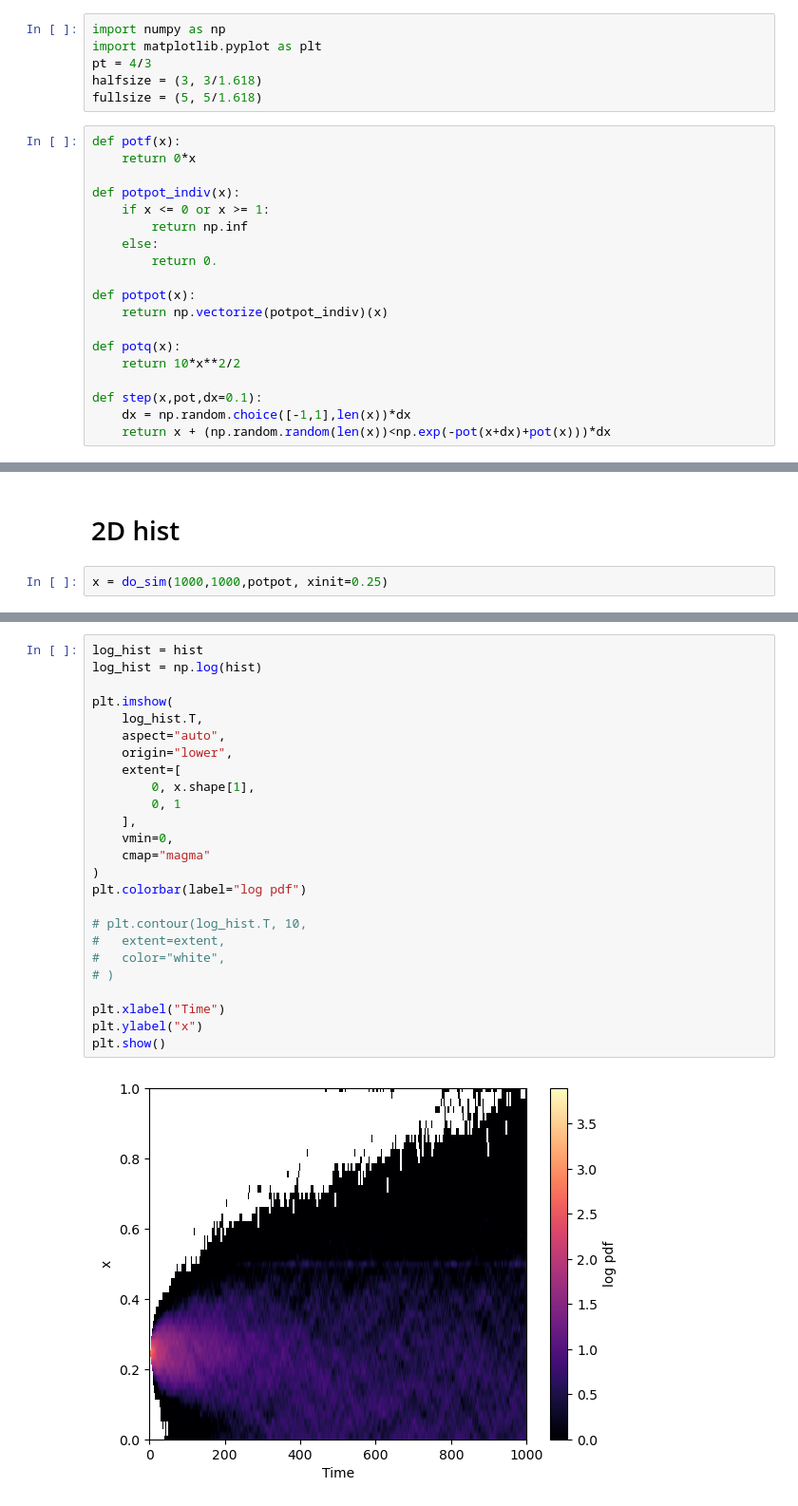
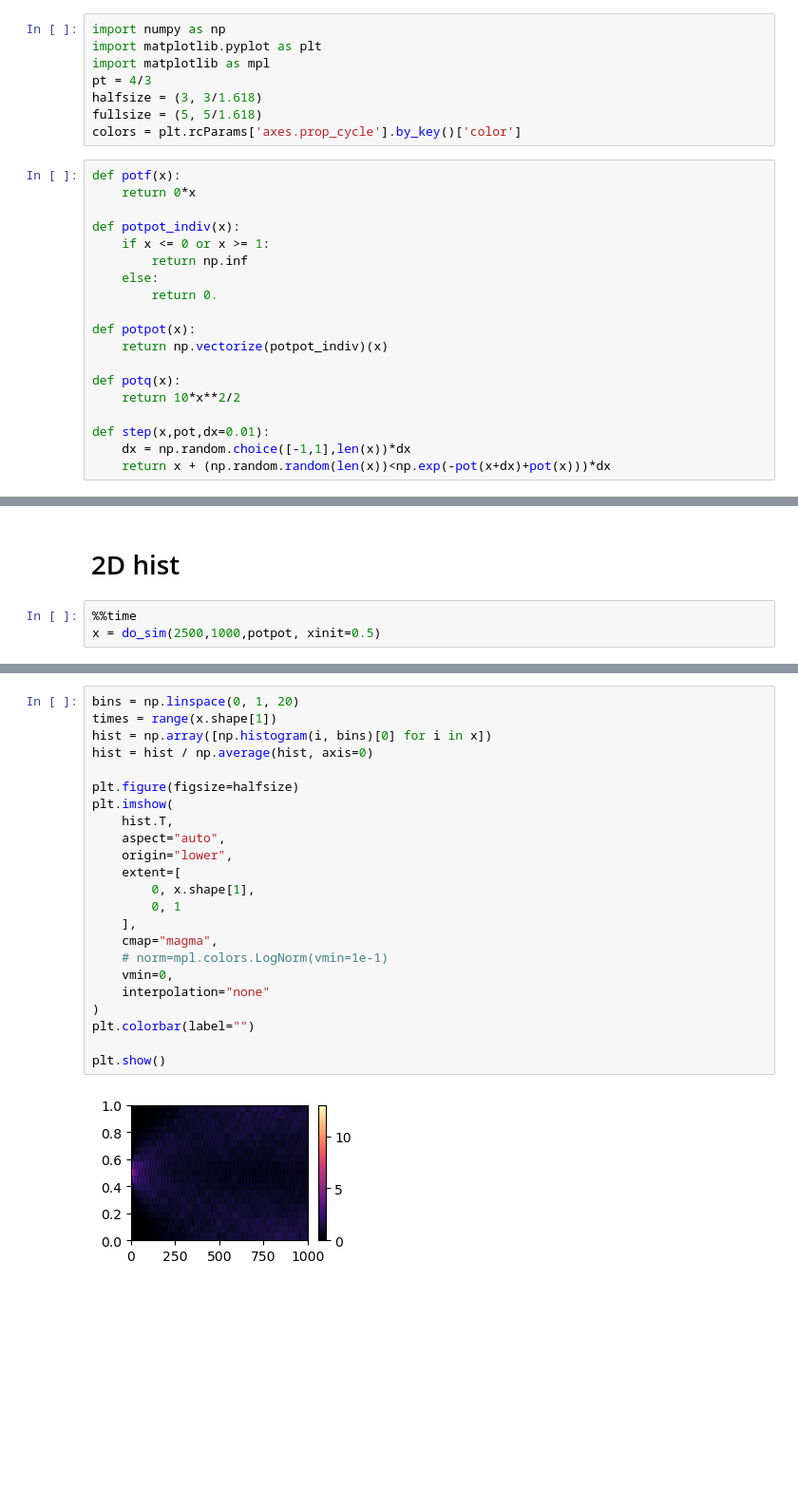
Before and after one commit to leoole100/fp2, a Jupyter notebook: 04 montecarlo/scripts/02 potential well.ipynb, the cells around one changed output, grey strips where cells are left out. Shown at 95% size. Drawn from its saved outputs; the diff is of its cells as text; blank space fills up the shorter version.

```diff
--- a/04 montecarlo/scripts/02 potential well.ipynb
+++ b/04 montecarlo/scripts/02 potential well.ipynb
@@ -1,9 +1,11 @@
 # %%
 import numpy as np
 import matplotlib.pyplot as plt
+import matplotlib as mpl
 pt = 4/3
 halfsize = (3, 3/1.618)
 fullsize = (5, 5/1.618)
+colors = plt.rcParams['axes.prop_cycle'].by_key()['color']
 # %%
 def potf(x):
     return 0*x
@@ -20,7 +22,7 @@ def potpot(x):
 def potq(x):
     return 10*x**2/2
 
-def step(x,pot,dx=0.1):
+def step(x,pot,dx=0.01):
     dx = np.random.choice([-1,1],len(x))*dx
     return x + (np.random.random(len(x))<np.exp(-pot(x+dx)+pot(x)))*dx
 # %%
@@ -83,4 +86,5 @@ plt.show()
 # %% [markdown]
 # 2D hist
 # %%
-x = do_sim(1000,1000,potpot, xinit=0.25)
+%%time
+x = do_sim(2500,1000,potpot, xinit=0.5)
@@ -103,27 +94,25 @@ plt.show()
 # %%
-log_hist = hist
-log_hist = np.log(hist)
+bins = np.linspace(0, 1, 20)
+times = range(x.shape[1])
+hist = np.array([np.histogram(i, bins)[0] for i in x])
+hist = hist / np.average(hist, axis=0)
 
+plt.figure(figsize=halfsize)
 plt.imshow(
-	log_hist.T,
+	hist.T,
 	aspect="auto",
 	origin="lower",
 	extent=[
 		0, x.shape[1],
 		0, 1
 	],
+	cmap="magma",
+	# norm=mpl.colors.LogNorm(vmin=1e-1)
 	vmin=0,
-	cmap="magma"
+	interpolation="none"
 )
-plt.colorbar(label="log pdf")
+plt.colorbar(label="")
 
-# plt.contour(log_hist.T, 10,
-# 	extent=extent,
-# 	color="white",
-# )
-
-plt.xlabel("Time")
-plt.ylabel("x")
 plt.show()
 # %% [output]
-[figure, old version]
+[figure, new version]
```
Also changed, not shown: parts of 6 cells of this notebook, 3 other files.
